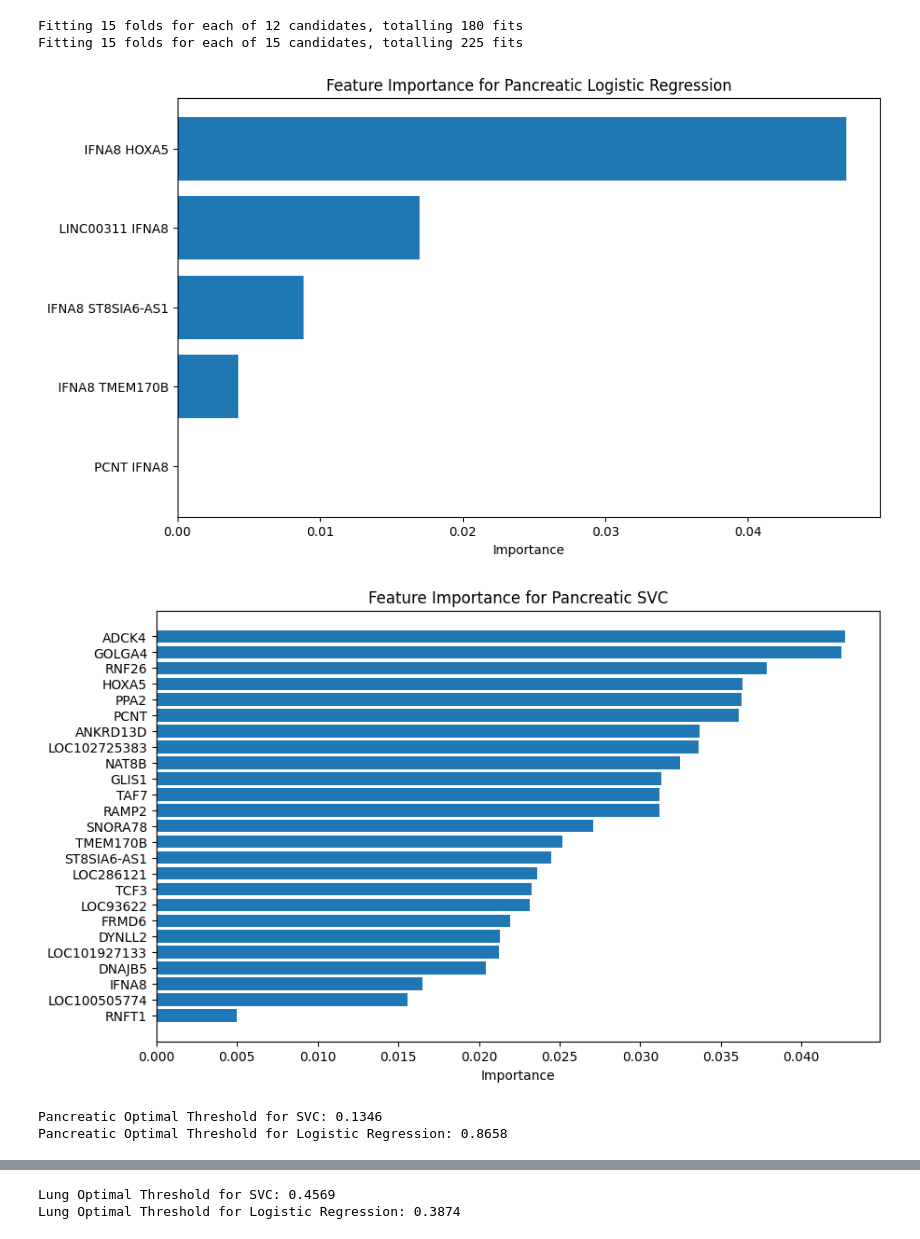
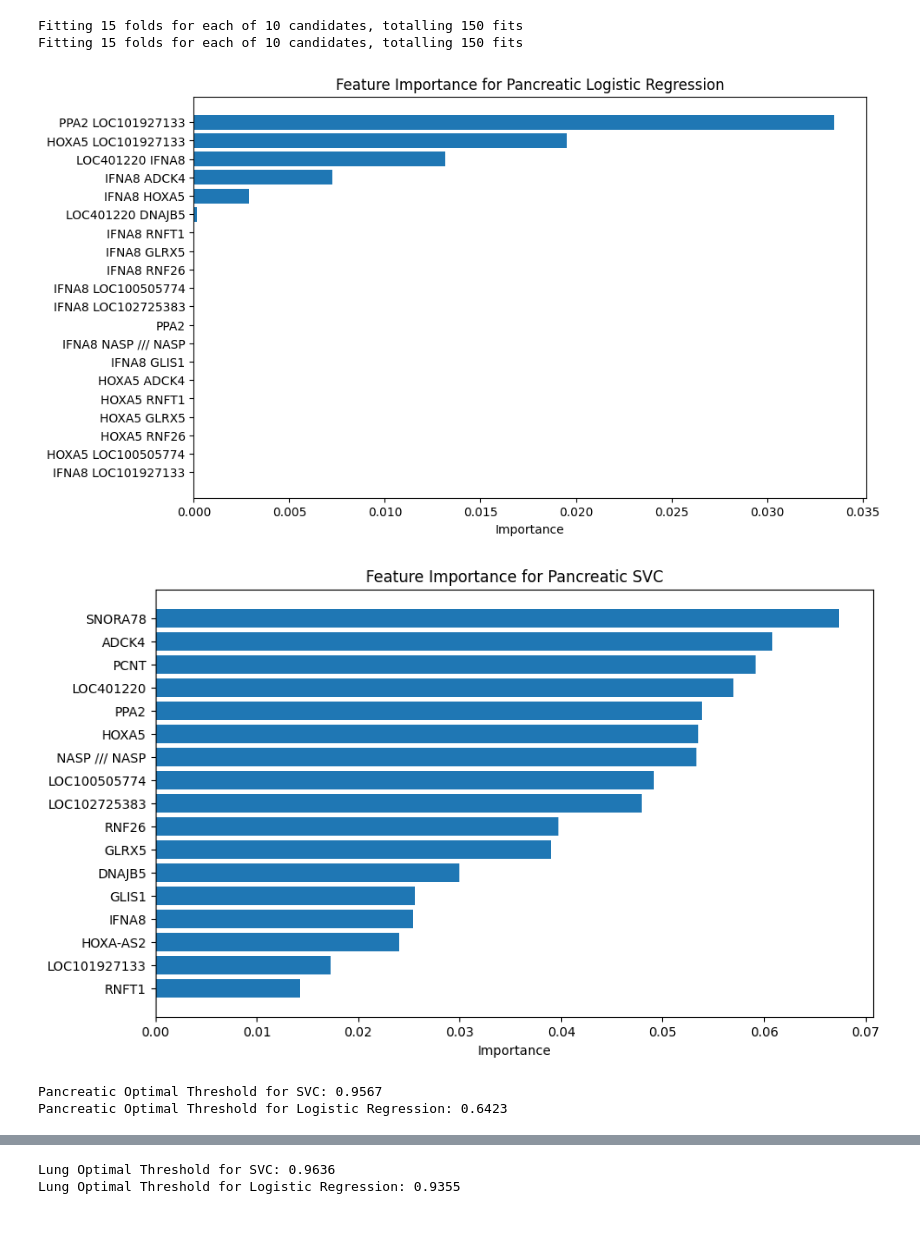
Before and after one commit to AstroCode10/salivary-biomarker-research, a Jupyter notebook: models/model.ipynb, the cells around one changed output, grey strips where cells are left out. Saved outputs shown, nothing was run; the diff lists cells and outputs as text; code cells hidden in the pictures.

```diff
--- a/models/model.ipynb
+++ b/models/model.ipynb
@@ -111,7 +109,9 @@ lr_param_grid = {
 
 svm_param_grid = {
     "smote__k_neighbors": [2, 3, 4],
-    "model__C": [0.001, 0.01, 0.1, 1, 10, 100]
+    "model__C": [0.1, 1, 10],
+    "model__kernel": ["linear"],
+    "model__gamma": ["scale", "auto"]
 }
 
 param_grids = [lr_param_grid, svm_param_grid]
@@ -133,13 +133,13 @@ def specificity_score(y_true, y_pred):
 scoring = {
     "recall": "recall",
     "specificity": make_scorer(specificity_score),
-    "balanced_accuracy": "balanced_accuracy"
+    "balanced_accuracy": "balanced_accuracy",
+    "f1": "f1"
 }
 
 all_results = {}
 # %%
 import matplotlib.pyplot as plt
-from sklearn.model_selection import cross_val_predict, StratifiedKFold
 from sklearn.metrics import classification_report, accuracy_score, recall_score, f1_score, precision_score, roc_curve
 
 def create_feat_importance_df(estimator, input_features):
@@ -148,20 +148,23 @@ def create_feat_importance_df(estimator, input_features):
     for step_name, step_obj in estimator.named_steps.items():
         if hasattr(step_obj, "get_support"):
             feature_names = feature_names[step_obj.get_support()]
-
         elif hasattr(step_obj, "get_feature_names_out"):
             feature_names = step_obj.get_feature_names_out(feature_names)
 
-    model_step = estimator.named_steps["model"]
-    if hasattr(model_step, "coef_"):
-        importances = np.abs(model_step.coef_[0])
+    model = estimator.named_steps["model"]
+
+
+    if hasattr(model, "coef_"):
+        importances = np.abs(model.coef_[0])
+    elif hasattr(model, "feature_importances_"):
+        importances = model.feature_importances_
     else:
-        importances = getattr(model_step, "feature_importances_", np.zeros(len(feature_names)))
+        importances = np.zeros(len(feature_names))
 
     return pd.DataFrame({
         "feature": feature_names,
         "importance": importances
-    }).sort_values(by="importance", ascending=False)
+    }).sort_values(by="importance", ascending=False).head(20)
 
 def create_feat_importance_graph(importance_df, model_name):
     plt.figure(figsize=(10, 6))
@@ -173,25 +176,35 @@ def create_feat_importance_graph(importance_df, model_name):
 
 for can_type, ind in data.items():
     fitted_models = {}
-    lr_pipeline = create_pipeline(models["LogisticRegression"], use_interactions=True)
-    svc_pipeline = create_pipeline(models["SVC"])
+
+    if can_type in ["Pancreatic", "Breast"]:
+        lr_pipeline = create_pipeline(models["LogisticRegression"], anova_k=300, use_interactions=True)
+        lr_pipeline.steps[2][1].max_features = 150
+
+        svc_pipeline = create_pipeline(models["SVC"], anova_k=300)
+        svc_pipeline.steps[2][1].max_features = 150
+    else:
+        lr_pipeline = create_pipeline(models["LogisticRegression"], use_interactions=True)
+        svc_pipeline = create_pipeline(models["SVC"])
+
     pipelines = [lr_pipeline, svc_pipeline]
 
     for grid, model, pipeline in zip(param_grids, models.keys(), pipelines):
+        target_metric = "balanced_accuracy" if can_type in ["Pancreatic", "Breast"] else "f1"
         search = RandomizedSearchCV(
             pipeline,
             param_distributions=grid,
-            n_iter=15,
+            n_iter=10,
             cv=cv,
             scoring=scoring,
-            refit="f1",
+            refit=target_metric,
             n_jobs=-1,
             verbose=2
         )
         search.fit(ind[0], ind[2])
 
         result = pd.DataFrame(search.cv_results_)
-        best_rows = result.loc[result["mean_test_recall"].idxmax()]
+        best_rows = result.loc[search.best_index_]
         all_results[f"{can_type}_{model}"] = best_rows
         fitted_models[model] = search.best_estimator_
 
@@ -204,10 +217,8 @@ for can_type, ind in data.items():
     create_feat_importance_graph(lr_importance_df, f"{can_type} Logistic Regression")
     create_feat_importance_graph(svc_importance_df, f"{can_type} SVC")
 
-    prob_cv = StratifiedKFold(n_splits=5, shuffle=True, random_state=42)
-
-    lr_train_prob = cross_val_predict(lr_estimator, ind[0], ind[2], cv=prob_cv, method="predict_proba", n_jobs=-1)[:, 1]
-    svc_train_prob = cross_val_predict(svc_estimator, ind[0], ind[2], cv=prob_cv, method="predict_proba", n_jobs=-1)[:, 1]
+    lr_train_prob = lr_estimator.predict_proba(ind[0])[:, 1]
+    svc_train_prob = svc_estimator.predict_proba(ind[0])[:, 1]
 
     fpr_svc, tpr_svc, thresholds_svc = roc_curve(ind[2], svc_train_prob)
     fpr_lr, tpr_lr, thresholds_lr = roc_curve(ind[2], lr_train_prob)
@@ -224,39 +235,39 @@ for can_type, ind in data.items():
     if np.isinf(optimal_threshold_lr) or optimal_threshold_lr <= 0 or optimal_threshold_lr >= 1:
         optimal_threshold_lr = np.median(lr_train_prob) if np.median(lr_train_prob) > 0 else 0.15
 
     print(f"{can_type} Optimal Threshold for SVC: {optimal_threshold_svc:.4f}")
     print(f"{can_type} Optimal Threshold for Logistic Regression: {optimal_threshold_lr:.4f}")
 
     lr_test_prob = lr_estimator.predict_proba(ind[1])[:,1]
     svc_test_prob = svc_estimator.predict_proba(ind[1])[:,1]
 
     y_pred_svc = (svc_test_prob >= optimal_threshold_svc).astype(int)
     y_pred_lr = (lr_test_prob >= optimal_threshold_lr).astype(int)
 
     print(f"{can_type} Logistic Regression Classification Report:\n"
         f"{classification_report(ind[3], y_pred_lr)}\n"
         f"Accuracy: {accuracy_score(ind[3], y_pred_lr):.4f}\n"
         f"Precision: {precision_score(ind[3], y_pred_lr):.4f}\n"
         f"Recall: {recall_score(ind[3], y_pred_lr):.4f}\n"
         f"F1: {f1_score(ind[3], y_pred_lr):.4f}\n"
         f"Specificity: {specificity_score(ind[3], y_pred_lr):.4f}\n"
        )
 
     print(f"{can_type} SVC Classification Report:\n"
         f"{classification_report(ind[3], y_pred_svc)}\n"
         f"Accuracy: {accuracy_score(ind[3], y_pred_svc):.4f}\n"
         f"Precision: {precision_score(ind[3], y_pred_svc):.4f}\n"
         f"Recall: {recall_score(ind[3], y_pred_svc):.4f}\n"
         f"F1: {f1_score(ind[3], y_pred_svc):.4f}\n"
         f"Specificity: {specificity_score(ind[3], y_pred_svc):.4f}\n"
         )
 # %% [output]
-Fitting 15 folds for each of 12 candidates, totalling 180 fits
-Fitting 15 folds for each of 15 candidates, totalling 225 fits
+Fitting 15 folds for each of 10 candidates, totalling 150 fits
+Fitting 15 folds for each of 10 candidates, totalling 150 fits
-[figure, old version]
+[figure, new version]
-[figure, old version]
+[figure, new version]
-Pancreatic Optimal Threshold for SVC: 0.1346
-Pancreatic Optimal Threshold for Logistic Regression: 0.8658
+Pancreatic Optimal Threshold for SVC: 0.9567
+Pancreatic Optimal Threshold for Logistic Regression: 0.6423
 Pancreatic Logistic Regression Classification Report:
               precision    recall  f1-score   support
 
@@ -279,5 +290,5 @@ Fitting 15 folds for each of 15 candidates, totalling 225 fits
-Lung Optimal Threshold for SVC: 0.4569
-Lung Optimal Threshold for Logistic Regression: 0.3874
+Lung Optimal Threshold for SVC: 0.9636
+Lung Optimal Threshold for Logistic Regression: 0.9355
 Lung Logistic Regression Classification Report:
               precision    recall  f1-score   support
 
```
Also changed, not shown: parts of 4 cells of this notebook.
